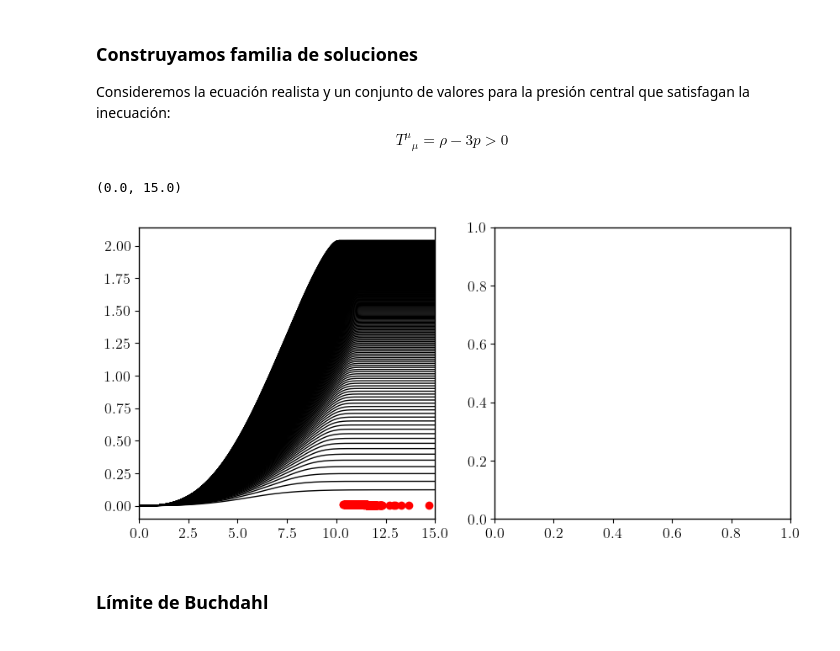
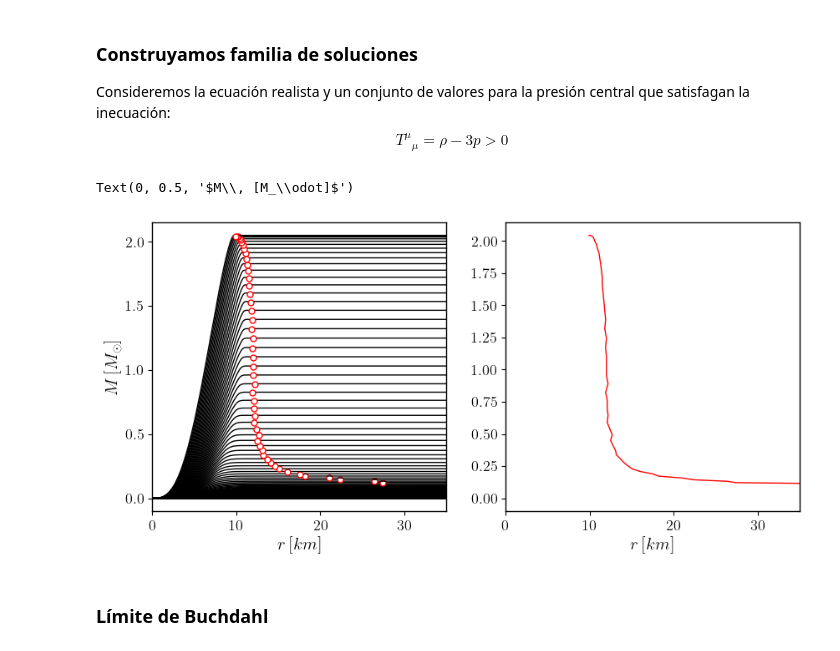
Before and after one commit to Mandy8808/GR_NS_BS, a Jupyter notebook: Jupyter_Notebook/BaryonicStars.ipynb, the cells around one changed output. Drawn from its saved outputs; the diff is of its cells as text; code cells hidden in the pictures.

```diff
--- a/Jupyter_Notebook/BaryonicStars.ipynb
+++ b/Jupyter_Notebook/BaryonicStars.ipynb
@@ -412,11 +412,10 @@ epsilon = interpolate.interp1d(pdata, epdata, kind='quadratic')
 # RESOLVIENDO
 #pfv = np.linspace(1e+27, 1e+36, 100)  #  [dyn/cm^2]
 pinf = 1e+27 # [dyn/cm^2]
-psup = 1e+36 # [dyn/cm^2]
+psup = 1.6e+36 # [dyn/cm^2]
 
-pval = np.arange(pinf*facDyneCmSqtoNm*pFac, psup*facDyneCmSqtoNm*pFac, 0.0001)
-
-#pval = [i*facDyneCmSqtoNm*pFac for i in pfv]
+#pval = np.arange(pinf*facDyneCmSqtoNm*pFac, psup*facDyneCmSqtoNm*pFac, 0.00005)
+pval = np.logspace(np.log10(pinf), np.log10(psup), 600)*facDyneCmSqtoNm*pFac
 
 dataprof = []
 for i in pval:
@@ -449,19 +445,27 @@ rFac = Mp*hb/(ms**2*c)/1e03 #
 # %%
 mas = lambda r, g: r*(1-1/g**2)/2
 fig, ax = plt.subplots(nrows=1, ncols=2, figsize=(10, 4.5))
 
-for xval, yval in dataprof[1:]:
-    #ax[0].plot(xval*rFac, mas(xval, yval[:, 0])*mFac, c='k', lw=1.)
+datosMR = []
+for xval, yval in dataprof[1::4]:  # dataprof[1:]
     ax[0].plot(xval*rFac, mas(xval, yval[0])*mFac, c='k', lw=1.)
 
-    ind = sum(yval[2]==yval[2][-1])
-    #print(xval[-ind])
-    ax[0].plot(xval[-ind]*rFac, mas(xval[-ind], yval[0][-1])*mFac, c='r', marker='o', lw=1.)
+    ind = sum(list(map(lambda i: not(i), (yval[2]==yval[2][-1]))))
+    ax[0].plot(xval[ind]*rFac, mas(xval[-ind], yval[0][-1])*mFac, c='r', marker='o', mfc='white', markersize=5, lw=1.)
+    datosMR.append([xval[ind]*rFac, mas(xval[-ind], yval[0][-1])*mFac])
+
+datosMR =  np.array(datosMR)
+ax[1].plot(datosMR[:,0], datosMR[:,1], c='r', lw=1.)
 
 
-ax[0].set_xlim(0, 15)
+#ax[0].set_yscale('log')
+#ax[0].set_xscale('log')
+for i in range(2):
+    ax[i].set_xlim(0, 35)
+    ax[i].set_xlabel(r'$r \,[km]$')
+ax[0].set_ylabel(r'$M\, [M_\odot]$')
 # %% [output]
-(0.0, 15.0)
+Text(0, 0.5, '$M\\, [M_\\odot]$')
-[figure, old version]
+[figure, new version]
 # %% [markdown]
 ### Límite de Buchdahl
```
Also changed, not shown: parts of 4 cells of this notebook, 2 other files.
